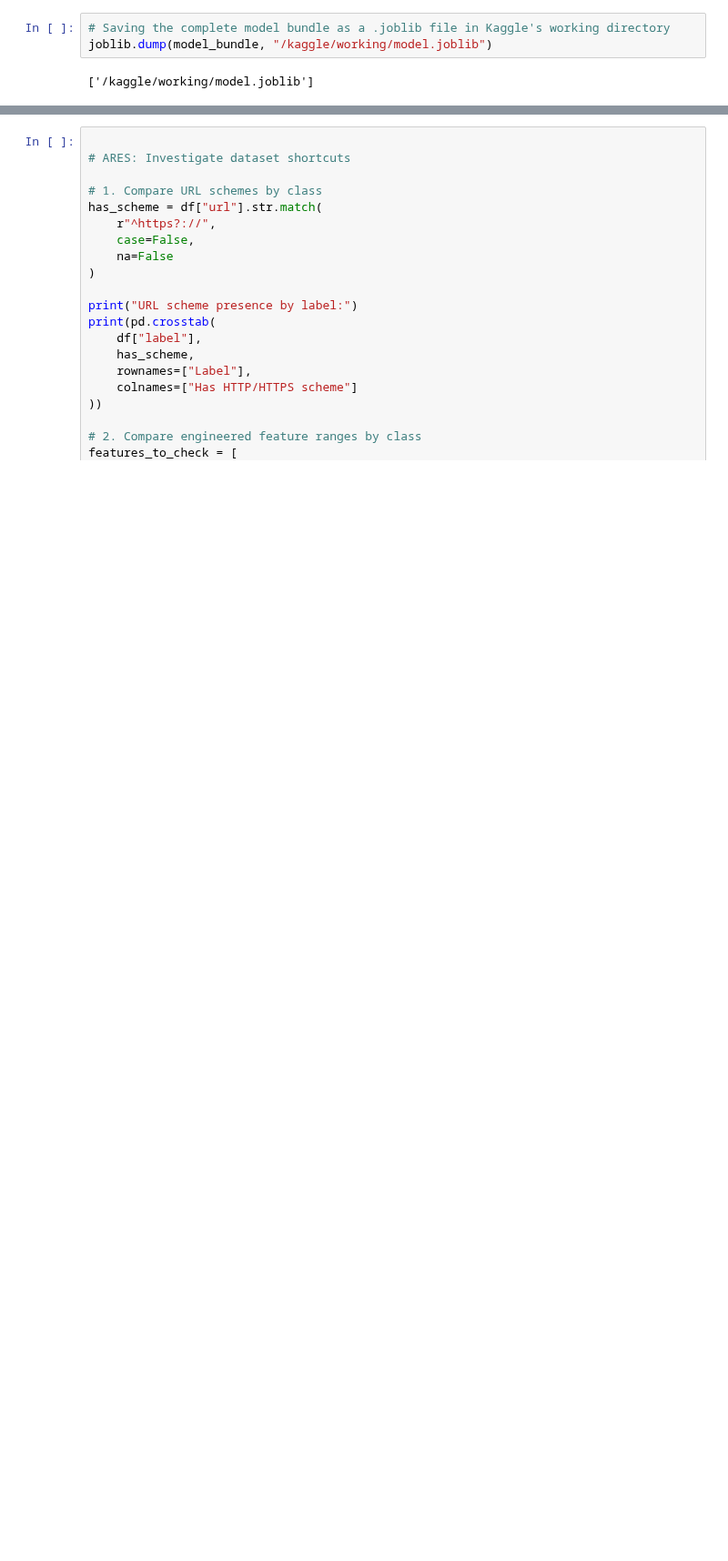
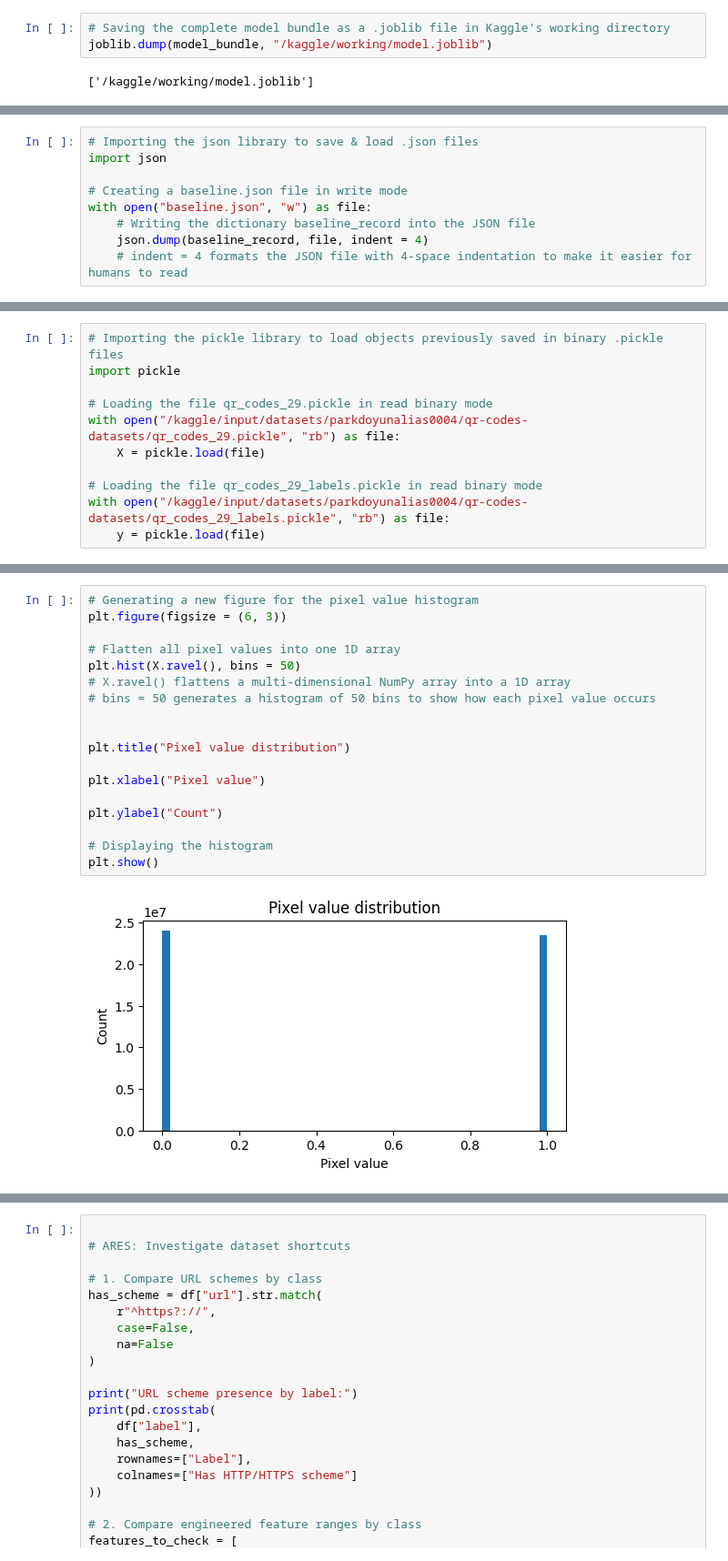
Before and after one commit to aryansjainbtech25-sys/02-Adaptive-Reinforcement-based-Endpoint-Security, a Jupyter notebook: notebooks/phishing_url_detection.ipynb, the cells around one changed output, grey strips where cells are left out. Shown at 91% size. Drawn from its saved outputs; the diff is of its cells as text; blank space fills up the shorter version.

```diff
--- a/notebooks/phishing_url_detection.ipynb
+++ b/notebooks/phishing_url_detection.ipynb
@@ -833,0 +936,9 @@ We achieved perfect classification on the held-out test split. Subsequent datase
+# %%
+# Importing the json library to save & load .json files
+import json
+
+# Creating a baseline.json file in write mode
+with open("baseline.json", "w") as file:
+    # Writing the dictionary baseline_record into the JSON file
+    json.dump(baseline_record, file, indent = 4)
+    # indent = 4 formats the JSON file with 4-space indentation to make it easier for humans to read
@@ -833,0 +993,11 @@ We achieved perfect classification on the held-out test split. Subsequent datase
+# %%
+# Importing the pickle library to load objects previously saved in binary .pickle files
+import pickle
+
+# Loading the file qr_codes_29.pickle in read binary mode
+with open("/kaggle/input/datasets/parkdoyunalias0004/qr-codes-datasets/qr_codes_29.pickle", "rb") as file:
+    X = pickle.load(file)
+
+# Loading the file qr_codes_29_labels.pickle in read binary mode
+with open("/kaggle/input/datasets/parkdoyunalias0004/qr-codes-datasets/qr_codes_29_labels.pickle", "rb") as file:
+    y = pickle.load(file)
@@ -833,0 +1184,20 @@ We achieved perfect classification on the held-out test split. Subsequent datase
+# %%
+# Generating a new figure for the pixel value histogram
+plt.figure(figsize = (6, 3))
+
+# Flatten all pixel values into one 1D array
+plt.hist(X.ravel(), bins = 50)
+# X.ravel() flattens a multi-dimensional NumPy array into a 1D array
+# bins = 50 generates a histogram of 50 bins to show how each pixel value occurs
+
+
+plt.title("Pixel value distribution")
+
+plt.xlabel("Pixel value")
+
+plt.ylabel("Count")
+
+# Displaying the histogram
+plt.show()
+# %% [output]
+[figure, added]
```
Also changed, not shown: parts of 38 cells of this notebook.
